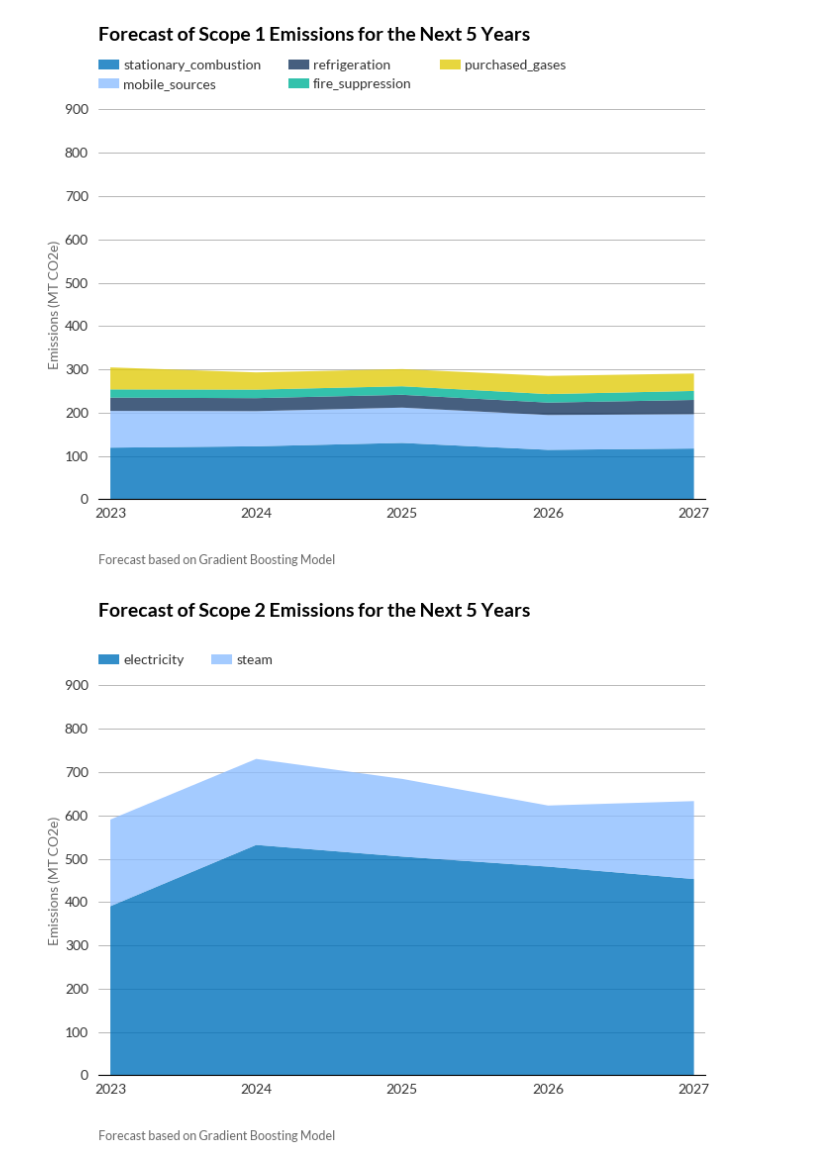
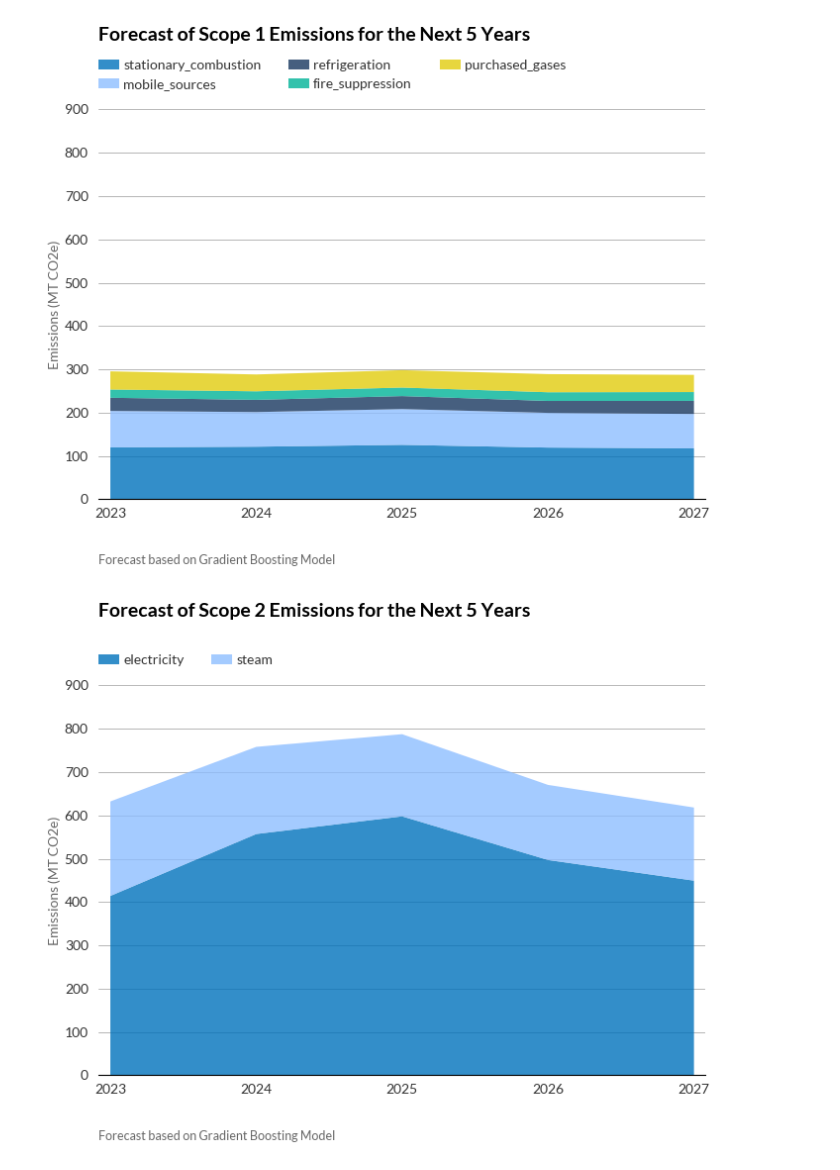
Before and after one commit to pemsherpa/Pema_ai-apps, a Jupyter notebook: co2emissions/basic_framework.ipynb, the cells around one changed output. Cells and saved outputs as stored; diff of their text form; code cells hidden in the pictures.

Commit message:
fixed model params

```diff
--- a/co2emissions/basic_framework.ipynb
+++ b/co2emissions/basic_framework.ipynb
@@ -137,17 +131,37 @@ def generate_historical_data(num_years=5, num_companies=100, seed=42):
     return pd.DataFrame(data)
 
 
-def train_gradboost_model(df, feature_col, target_cols):
-    models = {}
-    X = df[[feature_col]].values
+# def train_gradboost_model(df, feature_col, target_cols):
+#     models = {}
+#     X = df[[feature_col]].values
+
+#     for target_col in target_cols:
+#         y = df[target_col].values
+#         model = GradientBoostingRegressor(n_estimators=100, random_state=42)
+#         model.fit(X, y)
+#         models[target_col] = model
+
+#     return models
+
+
+def train_xgb_models(df, feature_col, target_cols, scope):
+    if scope == 'Scope 1':
+        scope_pathname = 'scope1'
+    elif scope == 'Scope 2':
+        scope_pathname = 'scope2'
+    else:
+        scope_pathname = 'total_emissions'
+    path = f"models/XGB_{scope_pathname}_model.p"
+    fitted_models = {}
+    X = df[feature_col].values
 
     for target_col in target_cols:
         y = df[target_col].values
-        model = GradientBoostingRegressor(n_estimators=100, random_state=42)
-        model.fit(X, y)
-        models[target_col] = model
+        loaded_model = pickle.load(open(path,"rb"))
+        loaded_model.fit(X, y)
+        fitted_models[target_col] = loaded_model
 
-    return models
+    return fitted_models
 
 
 def forecast_emissions(models, last_year_revenue, num_years_forecast=5):
@@ -189,20 +203,20 @@ def plot_scope_forecast(df, scope):
 # %%
 historical_data = generate_historical_data()
 
 # randomly generate 1-year company data for example
 new_company_revenue = np.random.normal(1e6, 1e5, 1)[0]
 
 variables_dict = {
     'Scope 1': ['stationary_combustion', 'mobile_sources', 'refrigeration', 'fire_suppression', 'purchased_gases'],
     'Scope 2': ['electricity', 'steam'],
     'Scope 3': ['waste', 'business_travel', 'commuting', 'upstream_distribution']
 }
 
 for scope, emissions in variables_dict.items():
-    models = train_gradboost_model(df=historical_data, feature_col='revenue', target_cols=emissions)
+    models = train_xgb_models(df=historical_data, feature_col=['revenue'], target_cols=emissions, scope=scope)
     emissions_forecast = forecast_emissions(models, new_company_revenue)
     plot_scope_forecast(emissions_forecast, scope)
 # %% [output]
-[figure, old version]
+[figure, new version]
-[figure, old version]
+[figure, new version]
 [figure]
```
Also changed, not shown: parts of 1 cell of this notebook, 8 other files.
